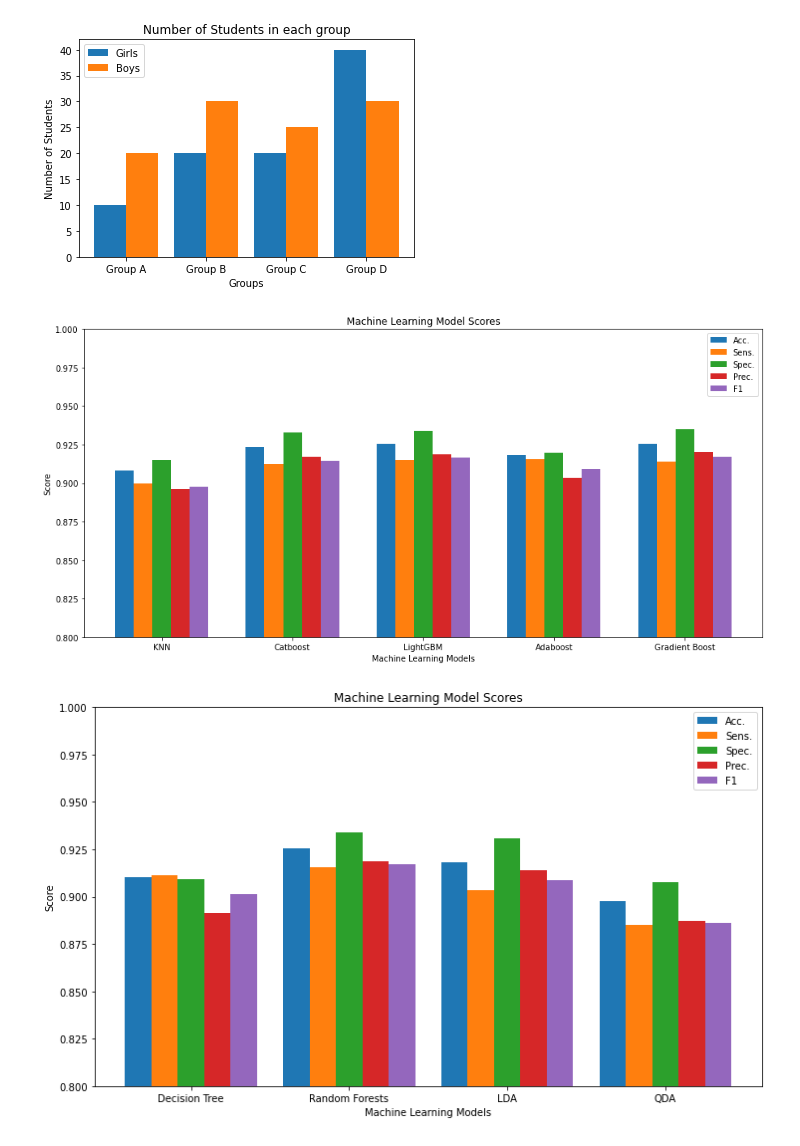
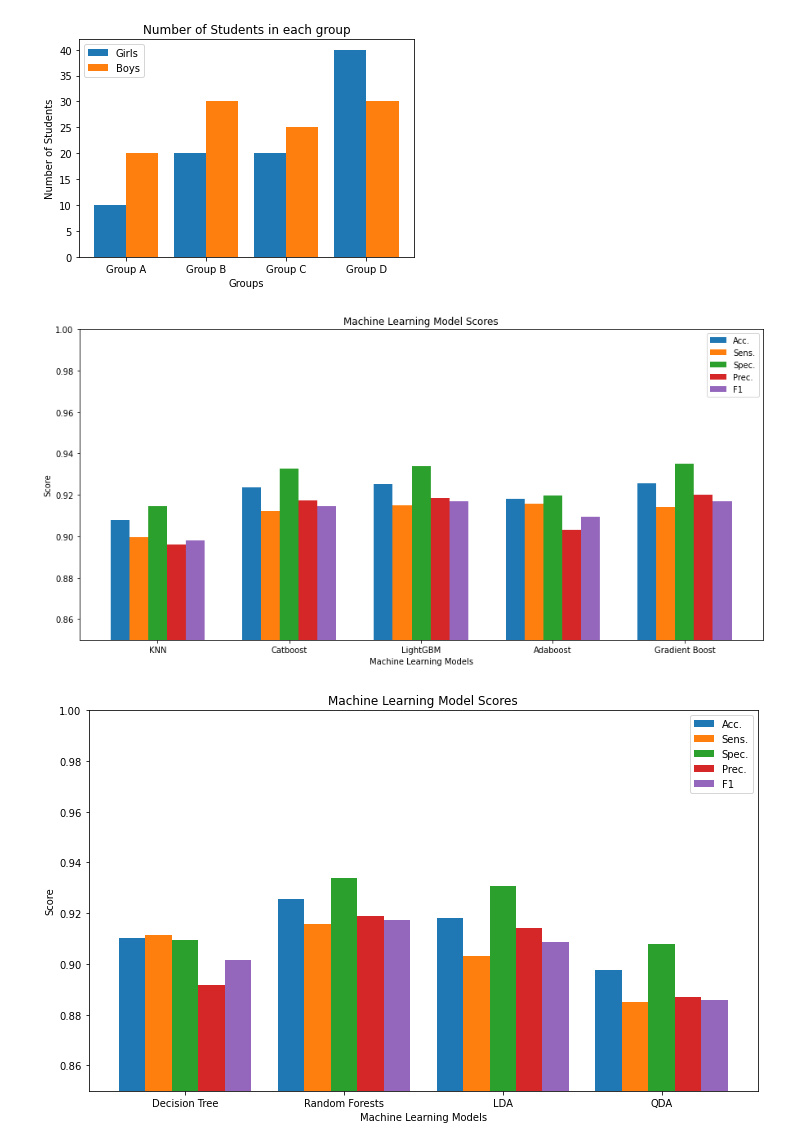
Before and after one commit to NNLUliskey/svsm_ml_2022, a Jupyter notebook: Graphs of ML Models.ipynb, the cells around one changed output. Cells and saved outputs as stored; diff of their text form; code cells hidden in the pictures.

```diff
--- a/Graphs of ML Models.ipynb
+++ b/Graphs of ML Models.ipynb
@@ -69,7 +69,7 @@ plt.show()
 # %%
 columns = ['KNN', 'Catboost','LightGBM', 'Adaboost', 'Gradient Boost']
 fig, axs = plt.subplots(figsize=(15,7))
-axs.set_ylim(0.8, 1)
+axs.set_ylim(0.85, 1)
 X_axis = np.arange(0, 3.5, 0.7)
 acc_list = []
 sens_list = []
@@ -97,37 +97,37 @@ plt.title("Machine Learning Model Scores")
 plt.legend(loc='upper right')
 plt.show()
 # %% [output]
-[figure, old version]
+[figure, new version]
 # %%
 columns = ['Decision Tree', 'Random Forests','LDA', 'QDA']
 
 fig, axs = plt.subplots(figsize=(12,7))
-axs.set_ylim(0.8, 1)
+axs.set_ylim(0.85, 1)
 X_axis = np.arange(0, 2.4, 0.6)
 acc_list = []
 sens_list = []
 spec_list = []
 prec_list = []
 f1_list = []
 
 for model_list in main2_eval:
     acc_list.append(model_list[0])
     sens_list.append(model_list[1])
     spec_list.append(model_list[2])
     prec_list.append(model_list[3])
     f1_list.append(model_list[4])
 
 plt.bar(X_axis - 0.2, acc_list, 0.1, label = 'Acc.')
 plt.bar(X_axis - 0.1, sens_list, 0.1, label = 'Sens.')
 plt.bar(X_axis, spec_list, 0.1, label = 'Spec.')
 plt.bar(X_axis + 0.1, prec_list, 0.1, label = 'Prec.')
 plt.bar(X_axis + 0.2, f1_list, 0.1, label = 'F1')
 
 plt.xticks(X_axis, columns)
 plt.xlabel("Machine Learning Models")
 plt.ylabel("Score")
 plt.title("Machine Learning Model Scores")
 plt.legend(loc='upper right')
 plt.show()
 # %% [output]
-[figure, old version]
+[figure, new version]
```
